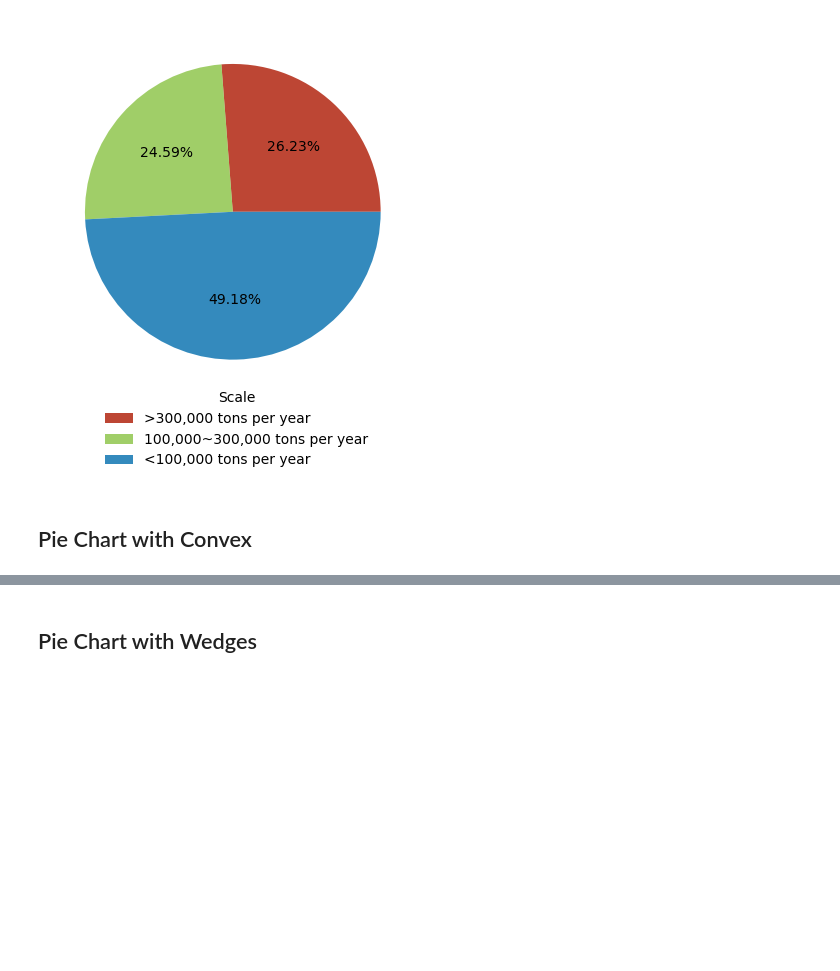
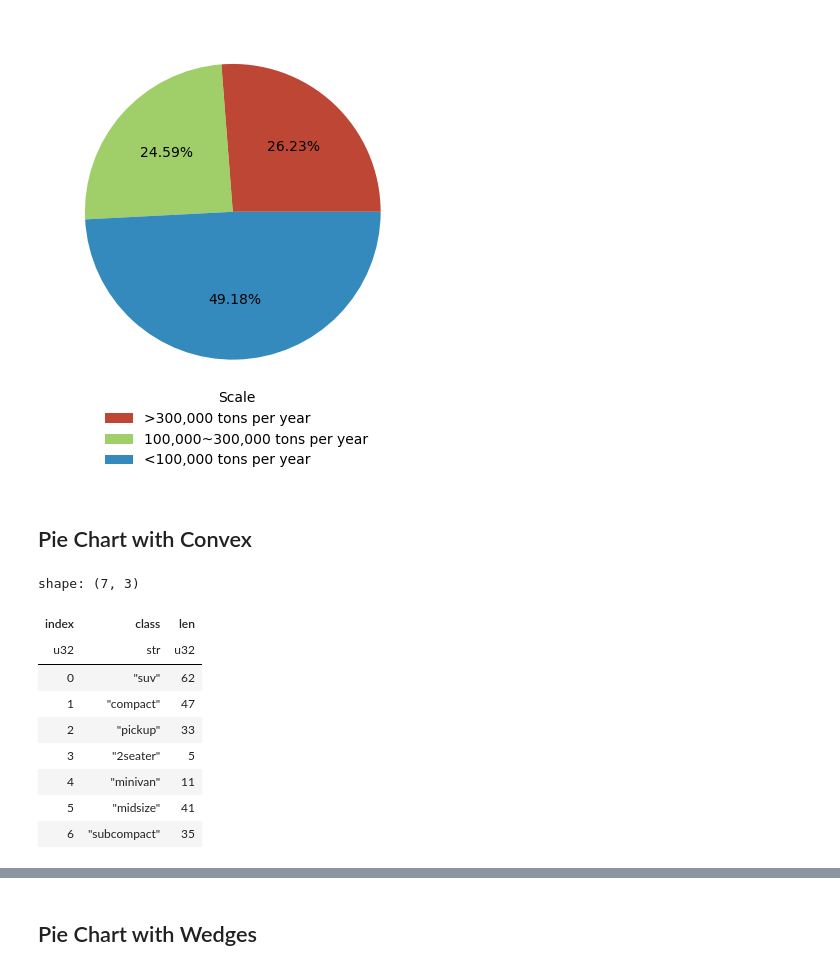
Before and after one commit to ivaquero/blog-bio, a Jupyter notebook: analysis/proportion.ipynb, the cells around one changed output, grey strips where cells are left out. Saved outputs shown, nothing was run; the diff lists cells and outputs as text; code cells hidden in the pictures; blank space fills up the shorter version.

```diff
--- a/analysis/proportion.ipynb
+++ b/analysis/proportion.ipynb
@@ -44,4 +48,18 @@ plt.legend(
 [figure]
 # %% [markdown]
 ## Pie Chart with Convex
+# %%
+mpg_group = mpg.group_by("class").len().with_row_index()
+mpg_group
+# %% [output]
+shape: (7, 3)
+| index | class | len |
+| u32 | str | u32 |
+| 0 | "suv" | 62 |
+| 1 | "compact" | 47 |
+| 2 | "pickup" | 33 |
+| 3 | "2seater" | 5 |
+| 4 | "minivan" | 11 |
+| 5 | "midsize" | 41 |
+| 6 | "subcompact" | 35 |
 # %%
```
Also changed, not shown: parts of 6 cells of this notebook, 4 other files.
